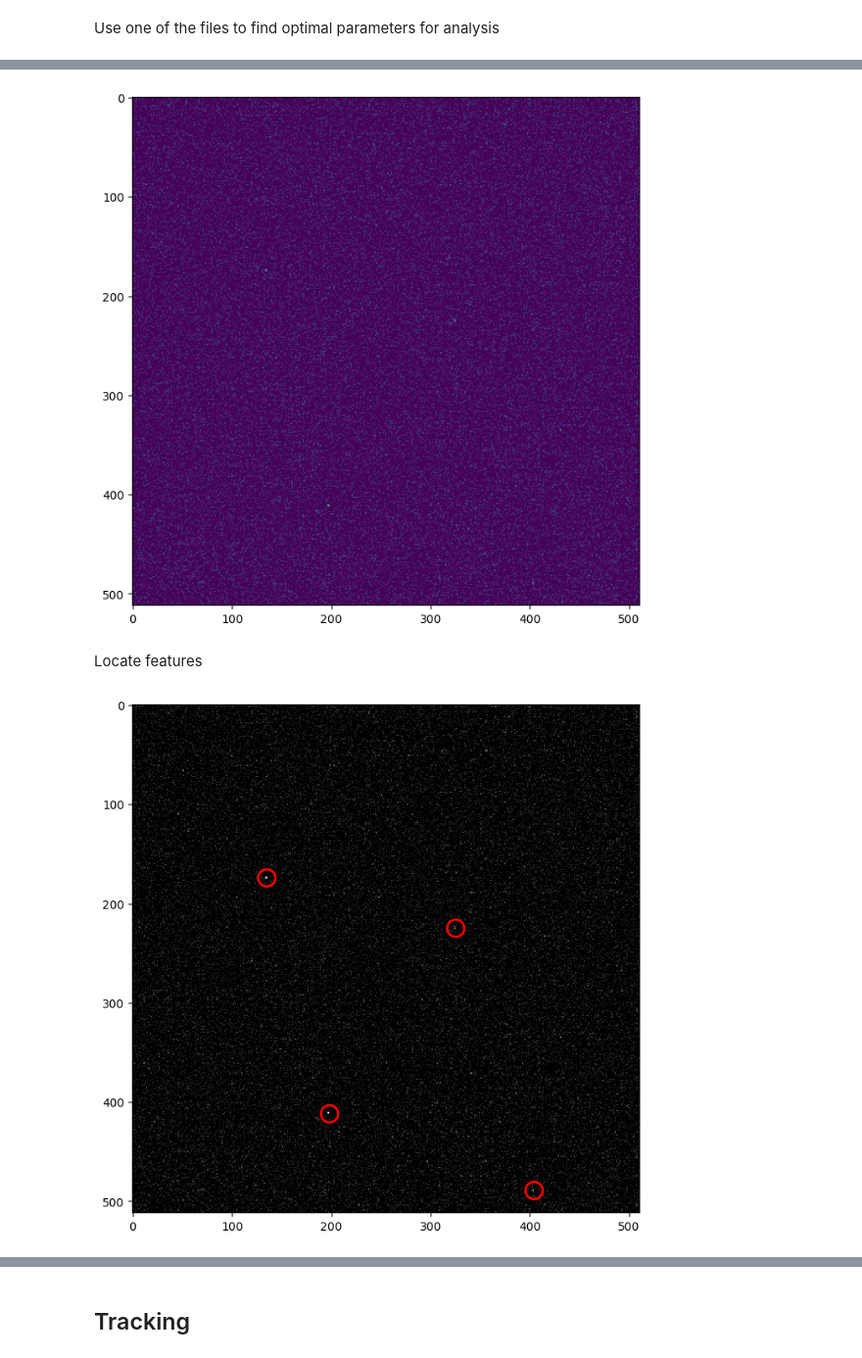
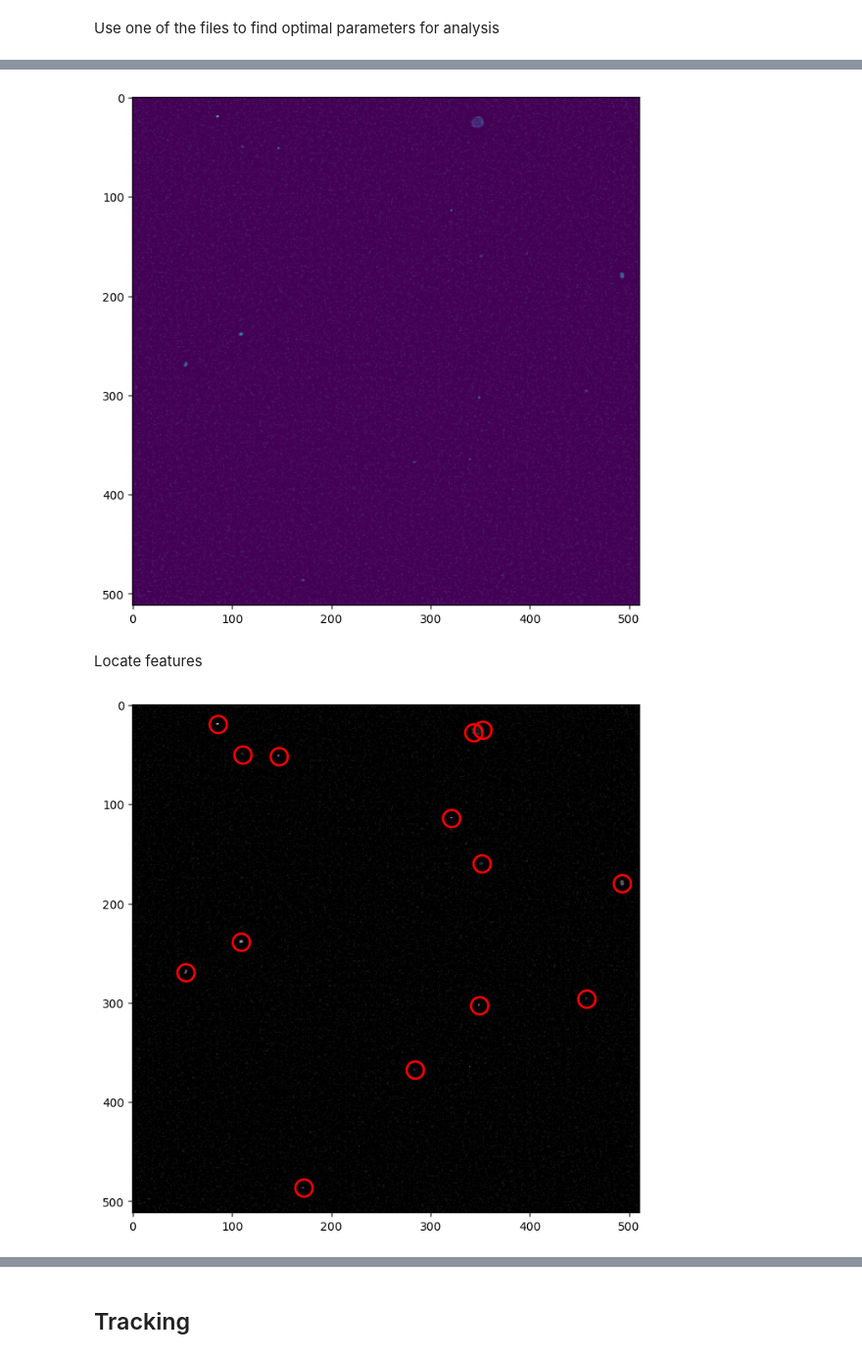
Before and after one commit to mastrof/microArgos, a Jupyter notebook: notebooks/tracking.ipynb, the cells around one changed output, grey strips where cells are left out. Shown: that part at 98% size. Drawn from its saved outputs; the diff is of its cells as text; code cells hidden in the pictures.

```diff
--- a/notebooks/tracking.ipynb
+++ b/notebooks/tracking.ipynb
@@ -15,7 +15,7 @@ import trackpy as tp
 Get list of files in the directory
 # %%
 #files = np.sort(glob.glob(os.path.join(os.getcwd(), 'proc', '*.tif')))
-path = '../data/exp_raw/2023-10-23_12B09/'
+path = '../data/exp_raw/2023-07-29_12B09/'
 files = np.sort(glob.glob(os.path.join(path, 'tile*_bp.tif')))
 xyfiles = np.sort(glob.glob(os.path.join(path, 'xy*.dat')))
 pattern = re.compile(r'\d+.*.tif')
@@ -35,7 +35,7 @@ array(['../data/exp_raw/2023-10-23_12B09/tile_01_bp.tif',
 # %% [markdown]
 Use one of the files to find optimal parameters for analysis
 # %%
-j = 1
+j = 4
 file = files[j]
 fname = pattern.findall(file)[0]
 print('Analysing ', fname, '...')
@@ -53,17 +53,17 @@ frames = tifffile.imread(file)
 # Show a sample frame
 plt.imshow(frames[-0]);
 # %% [output]
-[figure, old version]
+[figure, new version]
 # %% [markdown]
 Locate features
 # %%
 size = 7 # px
-minmass = 105
+minmass = 67
 maxsize = 15 # px
 f = tp.locate(frames[0], size, minmass=minmass, maxsize=maxsize)
 tp.annotate(f, frames[0]);
 # %% [output]
-[figure, old version]
+[figure, new version]
 # %%
 plt.hist(f['mass'], bins=50);
 # %% [output]
```
Also changed, not shown: parts of 11 cells of this notebook, 2 other files.
